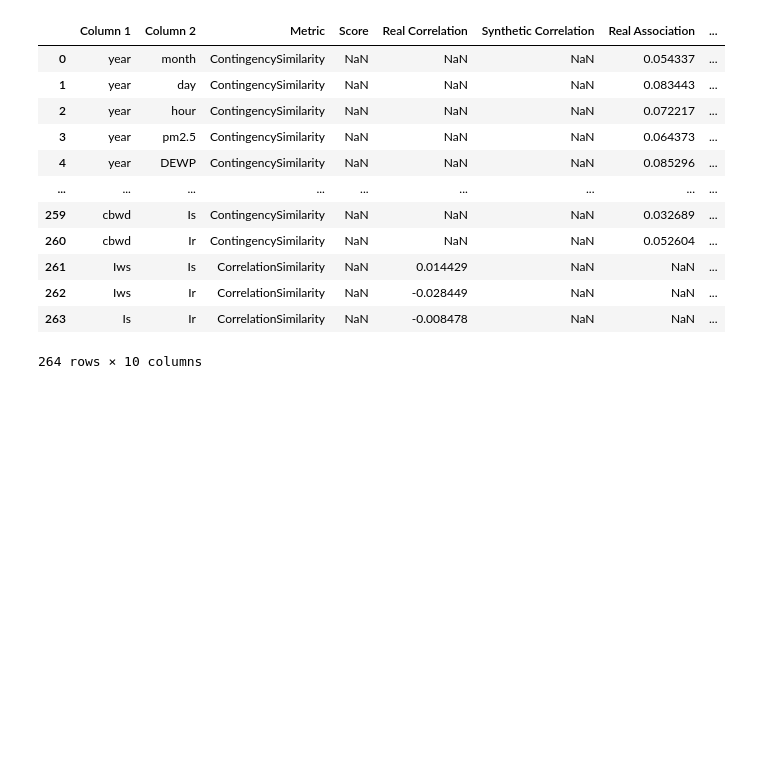
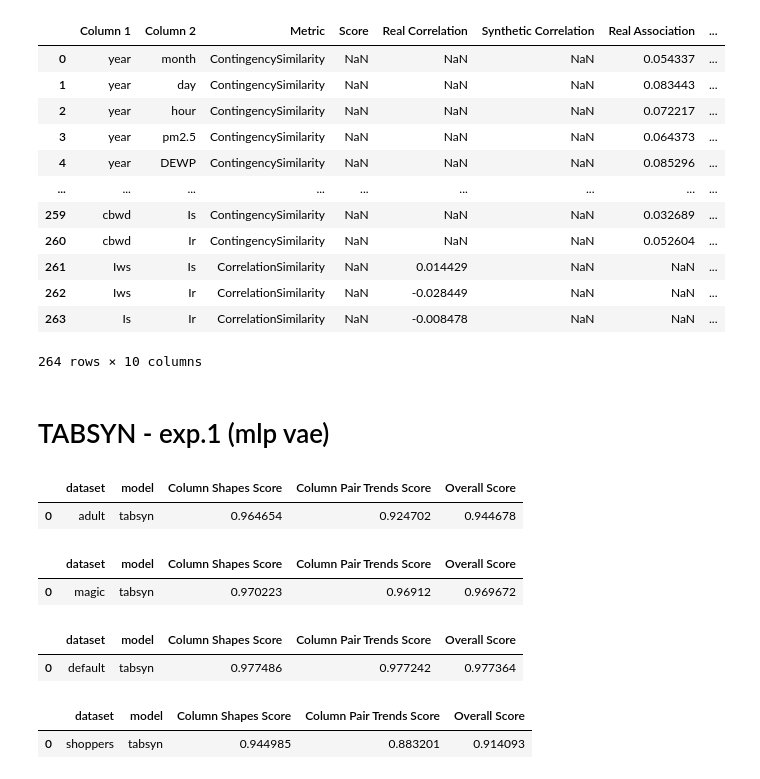
Before and after one commit to hushchyn-mikhail/generative_tables, a Jupyter notebook: metrics.ipynb, the cells around one changed output. Drawn from its saved outputs; the diff is of its cells as text; code cells hidden in the pictures; blank space fills up the shorter version.

```diff
--- a/metrics.ipynb
+++ b/metrics.ipynb
@@ -86,7 +92,7 @@ README.md     metrics.ipynb tabsyn        test.py
 # %% [markdown]
 # Adult
 # %%
-def calc(dataset):
+def calc(dataset, is_one=None):
     model_paths = {
         "tabcsdi": f"./tabcsdi/prediction_{dataset}.csv",
         "tabsyn": f"./tabsyn/prediction_{dataset}.csv",
@@ -94,6 +100,8 @@ def calc(dataset):
         "catboost": f"./catboost/prediction_{dataset}.csv"
     }
     print(len(model_paths))
+    model_paths = {k: v for k, v in model_paths.items() if k == is_one}
+
 
     config = load_config(f"./data/{dataset}/info.json")
     real_df = load_table(f"./data/{dataset}/test.csv")
@@ -102,6 +110,8 @@ def calc(dataset):
     summary_rows = []
     per_column_rows = []
     pair_rows = []
+
+    print(model_paths)
 
     for model_name, pred_path in model_paths.items():
         pred_df = load_table(pred_path)
@@ -479,3 +475,25 @@ pair_df
 | 262 | Iws | Ir | CorrelationSimilarity | NaN | -0.028449 | NaN | NaN | ... |
 | 263 | Is | Ir | CorrelationSimilarity | NaN | -0.008478 | NaN | NaN | ... |
 264 rows × 10 columns
+# %% [markdown]
+# TABSYN - exp.1 (mlp vae)
+# %%
+summary_df
+# %% [output]
+|  | dataset | model | Column Shapes Score | Column Pair Trends Score | Overall Score |
+| 0 | adult | tabsyn | 0.964654 | 0.924702 | 0.944678 |
+# %%
+summary_df
+# %% [output]
+|  | dataset | model | Column Shapes Score | Column Pair Trends Score | Overall Score |
+| 0 | magic | tabsyn | 0.970223 | 0.96912 | 0.969672 |
+# %%
+summary_df
+# %% [output]
+|  | dataset | model | Column Shapes Score | Column Pair Trends Score | Overall Score |
+| 0 | default | tabsyn | 0.977486 | 0.977242 | 0.977364 |
+# %%
+summary_df
+# %% [output]
+|  | dataset | model | Column Shapes Score | Column Pair Trends Score | Overall Score |
+| 0 | shoppers | tabsyn | 0.944985 | 0.883201 | 0.914093 |
```
Also changed, not shown: parts of 13 cells of this notebook, 46 other files.
